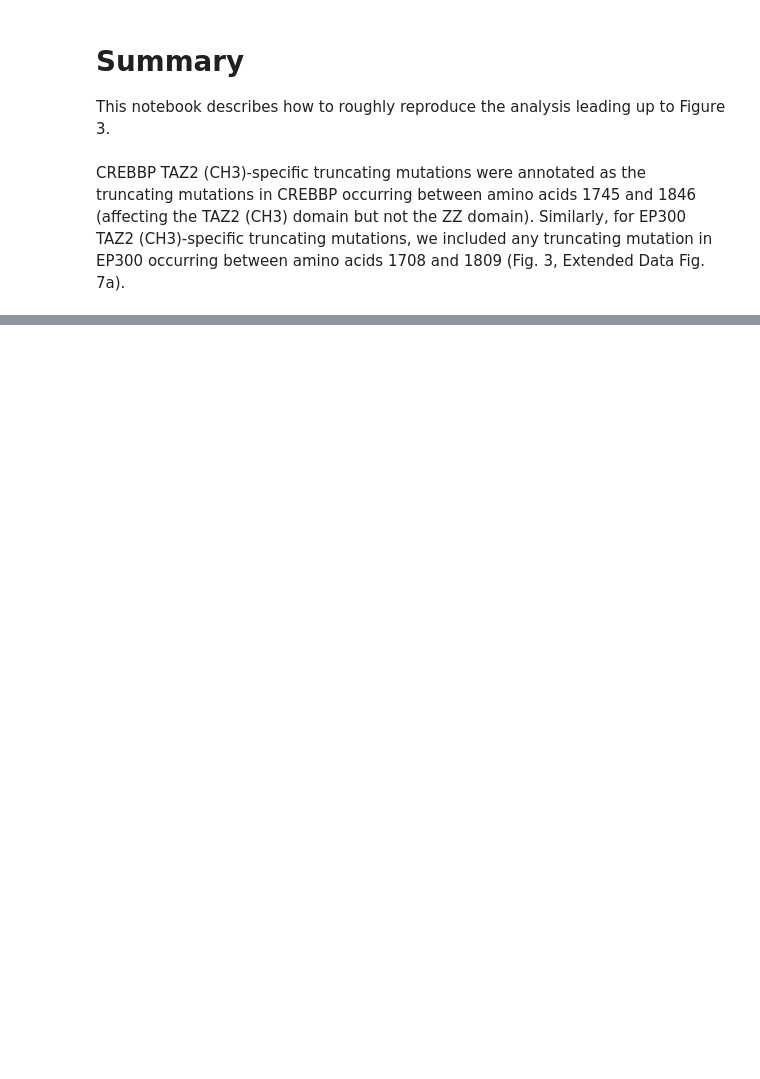
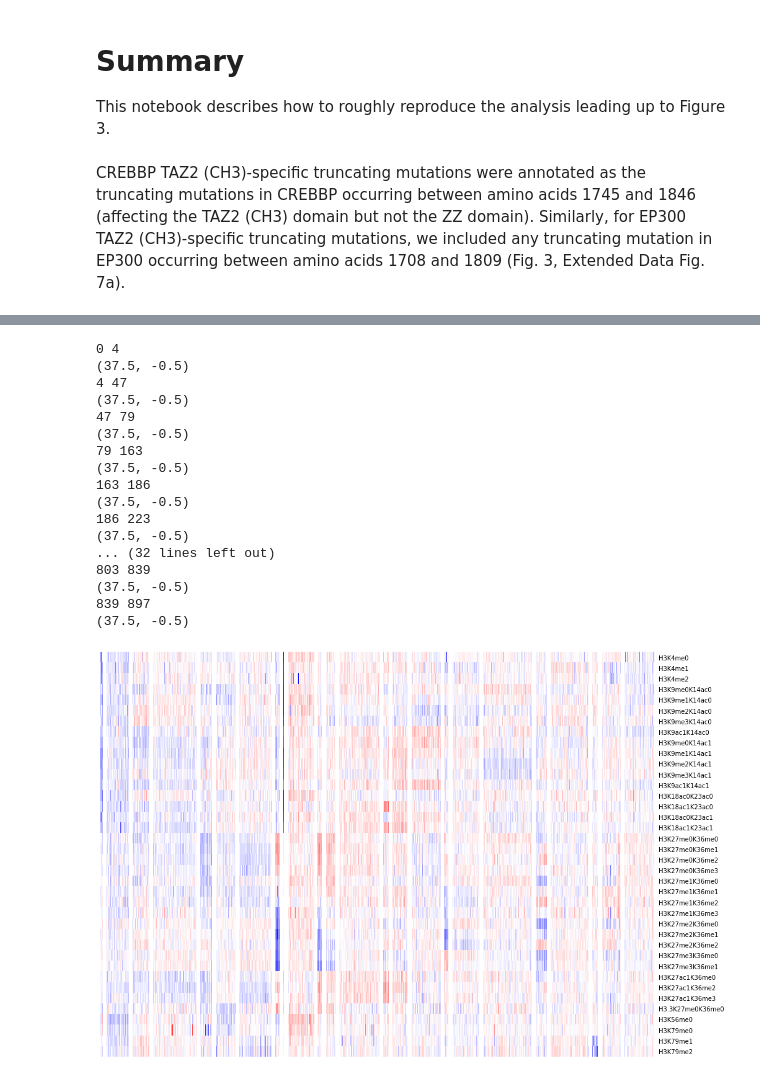
Before and after one commit to kevinhu/ccle-2019-analysis, a Jupyter notebook: notebooks/figure3_chromatin-profiling.ipynb, the cells around one changed output, grey strips where cells are left out. Saved outputs shown, nothing was run; the diff lists cells and outputs as text; code cells hidden in the pictures; blank space fills up the shorter version.

```diff
--- a/notebooks/figure3_chromatin-profiling.ipynb
+++ b/notebooks/figure3_chromatin-profiling.ipynb
@@ -89,0 +92,7 @@ cluster_colors = get_colors(clusters,"tab20")
+# %%
+cluster_splits = [chromatin_align.loc[clusters==x] for x in range(1,n_clusters+1)]
+lengths = [len(x) for x in cluster_splits]
+
+total_lines = sum(lengths)
+
+cumulative_lengths = [0]+list(np.cumsum(lengths))
@@ -89,0 +139,61 @@ cluster_colors = get_colors(clusters,"tab20")
+# %%
+fig = plt.figure(figsize=(16,12))
+
+spacing = 8
+
+gs = mpl.gridspec.GridSpec(1,total_lines+spacing*(n_clusters-1))
+
+# axes = [plt.subplot2grid((1, total_lines), (0,cumulative_lengths[x]),colspan=lengths[x]) for x in range(n_clusters)]
+
+for cluster_idx, cluster in enumerate(cluster_splits):
+
+    indent = spacing*cluster_idx
+
+    ax = fig.add_subplot(gs[:,cumulative_lengths[cluster_idx]+indent:cumulative_lengths[cluster_idx+1]+indent])
+
+    print(cumulative_lengths[cluster_idx],cumulative_lengths[cluster_idx+1])
+
+    ax.imshow(cluster.T,aspect="auto",vmin=-8,vmax=8,cmap="bwr")
+
+    print(plt.ylim())
+
+    plt.box(False)
+
+    if cluster_idx == n_clusters-1:
+        ax.set_xticklabels([])
+        ax.set_yticks(list(range(len(chromatin_align.columns))))
+        ax.set_yticklabels(chromatin_align.columns)
+
+        ax.xaxis.set_ticks_position('none')
+
+        ax.yaxis.tick_right()
+        ax.yaxis.set_ticks_position('none')
+
+    else:
+        plt.axis('off')
+
+
+#     ax.axis("off")
+
+# ax.set_yticklabels(chromatin_align.columns)
+
+# gs.subplots_adjust(wspace=2)
+# %% [output]
+0 4
+(37.5, -0.5)
+4 47
+(37.5, -0.5)
+47 79
+(37.5, -0.5)
+79 163
+(37.5, -0.5)
+163 186
+(37.5, -0.5)
+186 223
+(37.5, -0.5)
+... (32 lines left out)
+803 839
+(37.5, -0.5)
+839 897
+(37.5, -0.5)
+[figure, added]
```
Also changed, not shown: parts of 5 cells of this notebook.
